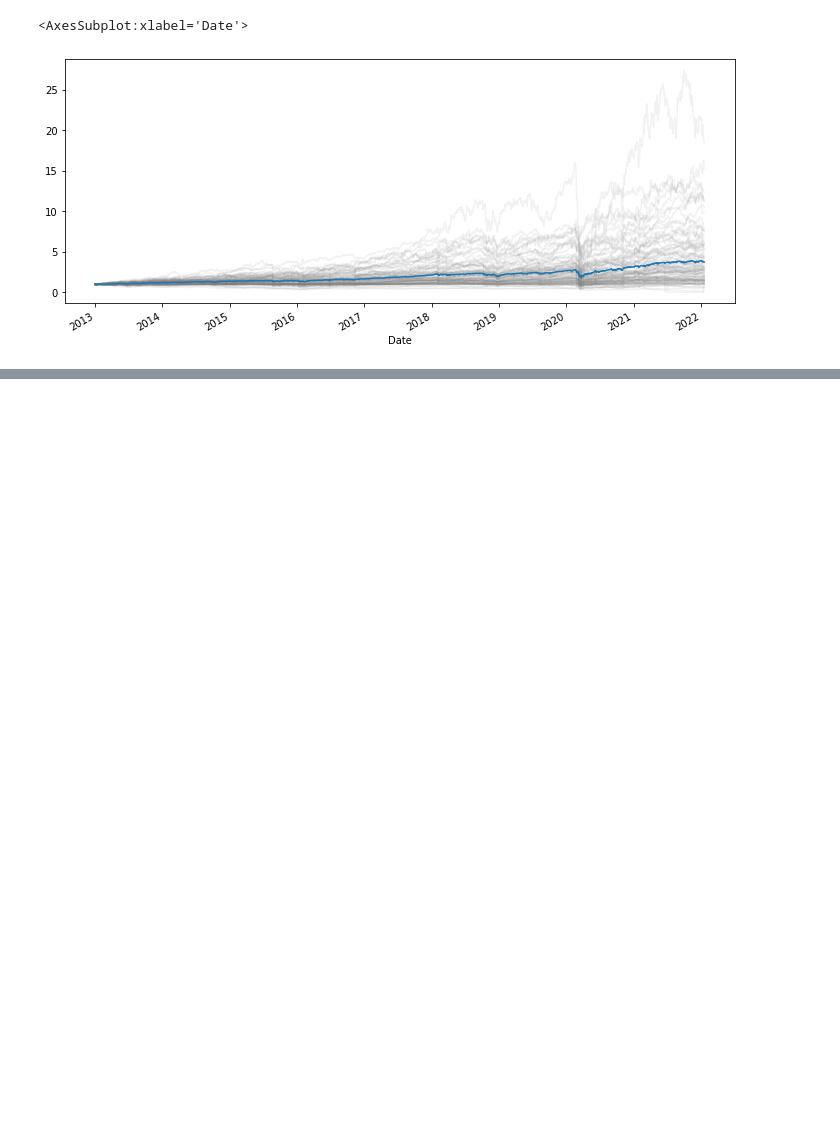
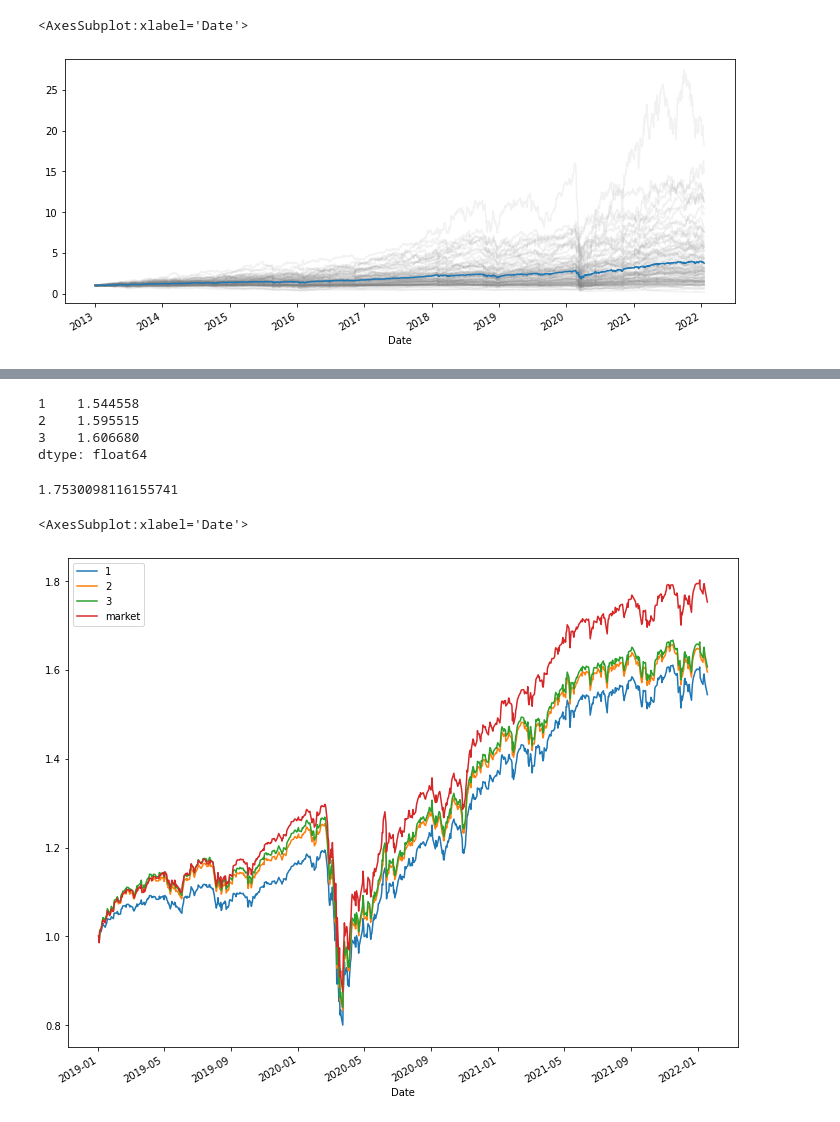
Before and after one commit to edu230991/m6-competition, a Jupyter notebook: notebooks/data-exploration.ipynb, the cells around one changed output, grey strips where cells are left out. Drawn from its saved outputs; the diff is of its cells as text; code cells hidden in the pictures; blank space fills up the shorter version.

Commit message:
no surprise - cannot beat the market in two days of playing

```diff
--- a/notebooks/data-exploration.ipynb
+++ b/notebooks/data-exploration.ipynb
@@ -183,0 +211,29 @@ window_models[w].unstack(-1).swaplevel(axis=1)["AMZN"].plot()
+# %%
+best_prediction = window_models[48]
+# %%
+daily_test_index = closing_prices.loc[START_TEST:].index
+# %%
+market_returns = (1 + closing_prices.pct_change().loc[daily_test_index]).mean(axis=1)
+# %%
+portfolio_returns_k = pd.DataFrame()
+for k in [1, 2, 3]:
+    weights = get_weight_from_predictions(best_prediction, k)
+    daily_weights = weights.resample("d").pad().reindex(daily_test_index).ffill()
+    portfolio_returns_k[k] = (daily_weights * (1 + closing_prices.pct_change().loc[daily_test_index])).sum(axis=1)
+# %%
+portfolio_returns_k.prod()
+# %% [output]
+1    1.544558
+2    1.595515
+3    1.606680
+dtype: float64
+# %%
+market_returns.prod()
+# %% [output]
+1.7530098116155741
+# %%
+ax = portfolio_returns_k.cumprod().plot(figsize=(12, 10))
+market_returns.to_frame("market").cumprod().plot(ax=ax)
+# %% [output]
+<AxesSubplot:xlabel='Date'>
+[figure, added]
```
Also changed, not shown: parts of 27 cells of this notebook, 2 other files.
